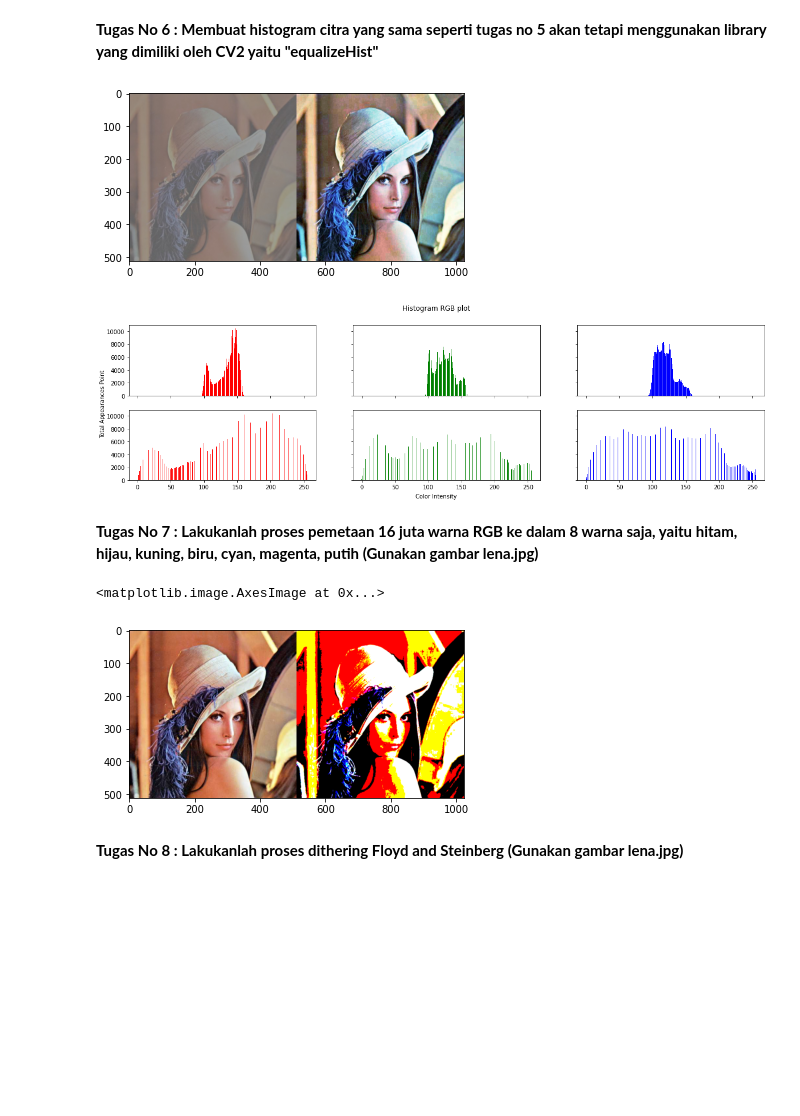
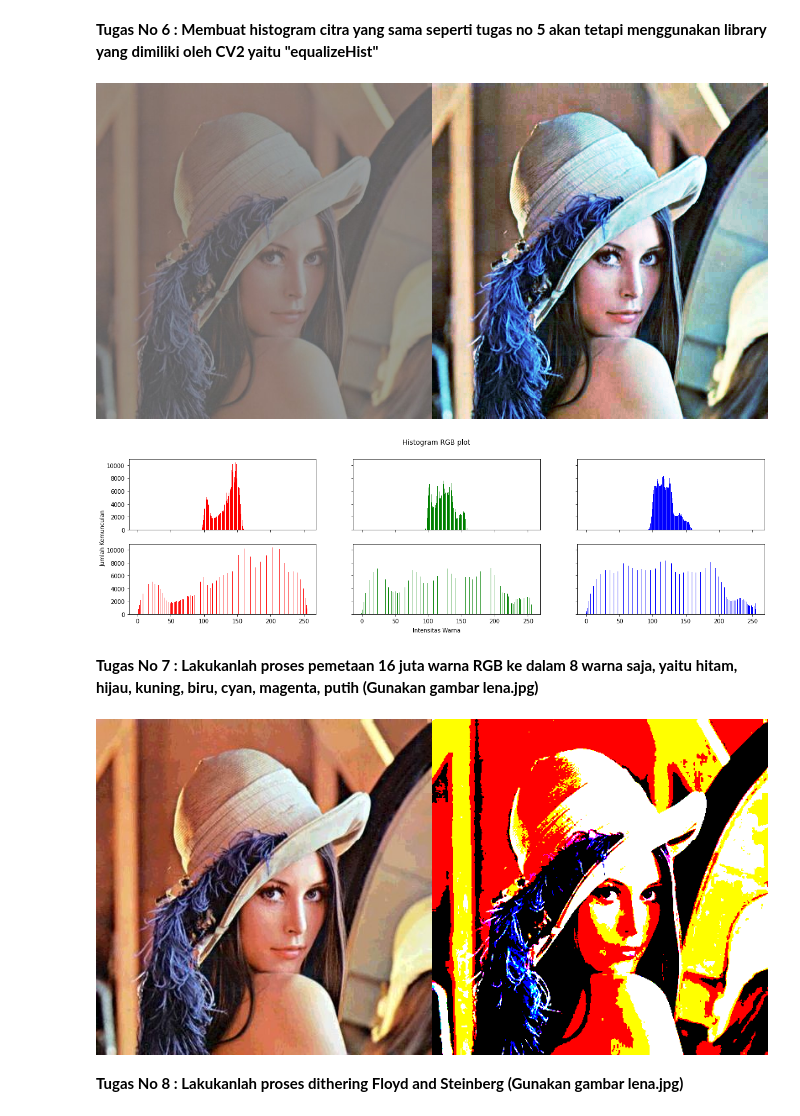
Before and after one commit to anjanidwilestari/PCVK_Genap_2023, a Jupyter notebook: Week6.ipynb, the cells around one changed output. Cells and saved outputs as stored; diff of their text form; code cells hidden in the pictures; blank space fills up the shorter version.

```diff
--- a/Week6.ipynb
+++ b/Week6.ipynb
@@ -48,13 +49,13 @@ axs[2].bar(names, b, color='blue')
 # %%
 # Membuat Histogram Image
 colors = ("r","g","b")
-channel_ids = (0, 1, 2)
+channel_ids = (2, 1, 0)
 
 # Membuat Histogram Plot
 plt.xlim([0, 256])
 for channel_id, c in zip(channel_ids, colors):
   histogram, bin_edges = np.histogram(
-      lena_original[:, :, channel_id], bins=256, range =(0,256)
+      img[:, :, channel_id], bins=256, range =(0,256)
   )
   plt.plot(bin_edges[0:-1], histogram, color=c)
 
@@ -128,73 +138,73 @@ else:
 # %% [markdown]
 **Tugas No 6 : Membuat histogram citra yang sama seperti tugas no 5 akan tetapi menggunakan library yang dimiliki oleh CV2 yaitu "equalizeHist"**
 # %%
-lena_lc = plt.imread('/content/drive/MyDrive/PCVK_AD/Images/lena_lc.jpg')
-channels = cv.split(lena_lc)
+# Histogram equalization using library
+img = cv.imread('/content/drive/MyDrive/PCVK_AD/Images/lena_lc.jpg')
+channels = cv.split(img)
 eq_channels = []
-for ch, color in zip(channels, ['r', 'g', 'b']):
+for ch, color in zip(channels, ['B', 'G', 'R']):
   eq_channels.append(cv.equalizeHist(ch))
 eq_image = cv.merge(eq_channels)
-equal_histo = histog(eq_image)
+equal_histogram = histogram(eq_image)
 
-final_frame = cv.hconcat((lena_lc, eq_image))
-plt.imshow(final_frame)
+final_frame = cv.hconcat((img, eq_image))
+cv2_imshow(final_frame)
 
 names = np.arange(256)
-isgraying = np.array_equal(r, g, b)
-if (isgraying == False):
+isgrayimg = np.array_equal(blue, green, red)
+if (isgrayimg == False):
   fig, axs = plt.subplots(2, 3, figsize=[20,5], sharex=True, sharey =True)
   fig.suptitle('Histogram RGB plot')
-  fig.text(0.09, 0.5, 'Total Appearances Point', va='center', rotation='vertical')
-  fig.text(0.5, 0.04, 'Color Intensity', ha='center')
-  axs[0,0].bar(names, histo_asli[0], color='red')
-  axs[0,1].bar(names, histo_asli[1], color='green')
-  axs[0,2].bar(names, histo_asli[2], color='blue')
-  axs[1,0].bar(names, equal_histo[0], color='red')
-  axs[1,1].bar(names, equal_histo[1], color='green')
-  axs[1,2].bar(names, equal_histo[2], color='blue')
+  fig.text(0.09, 0.5, 'Jumlah Kemunculan', va='center', rotation='vertical')
+  fig.text(0.5, 0.04, 'Intensitas Warna', ha='center')
+  axs[0,0].bar(names, histogram_asli[2], color='red')
+  axs[0,1].bar(names, histogram_asli[1], color='green')
+  axs[0,2].bar(names, histogram_asli[0], color='blue')
+  axs[1,0].bar(names, equal_histogram[2], color='red')
+  axs[1,1].bar(names, equal_histogram[1], color='green')
+  axs[1,2].bar(names, equal_histogram[0], color='blue')
 else:
   fig, axs = plt.subplots(1, 2, figsize=[20,5], sharex=True, sharey=True)
   fig.suptitle('Histogram RGB plot')
-  fig.text(0.09, 0.5, 'Total Appearances Point', va='center', rotation='vertical')
-  fig.text(0.5, 0.04, 'Color Intensity', ha='center')
-  axs[0,0].bar(names, histo_asli[2], color='gray')
-  axs[0,1].bar(names, equal_histo[2], color='gray')
+  fig.text(0.09, 0.5, 'Jumlah Kemunculan', va='center', rotation='vertical')
+  fig.text(0.5, 0.04, 'Intensitas Warna', ha='center')
+  axs[0,0].bar(names, histogram_asli[2], color='gray')
+  axs[0,1].bar(names, equal_histogram[2], color='gray')
 # %% [output]
-[figure, old version]
+[figure, new version]
 [figure]
 # %% [markdown]
 **Tugas No 7 : Lakukanlah proses pemetaan 16 juta warna RGB ke dalam 8 warna saja, yaitu hitam, hijau, kuning, biru, cyan, magenta, putih (Gunakan gambar lena.jpg)**
 # %%
-lena_original = plt.imread('/content/drive/MyDrive/PCVK_AD/Images/lena.jpg')
+img = cv.imread('/content/drive/MyDrive/PCVK_AD/Images/lena.jpg')
 
-def warnaTerdekat (r, g, b):
+def colorMapping (red, green, blue):
   pValue = 0
   minDistance = 255*255 + 255*255 + 255*255 + 1
   warnaPallette = [[0, 0, 0], [255, 0, 0], [0, 255, 0], [255, 255, 0], [0, 0, 255], [255, 0, 255], [0, 255, 255], [255, 255, 255]]
   for i in range(len(warnaPallette)):
-    rDiff = r - warnaPallette[i][0]
-    gDiff = g - warnaPallette[i][1]
-    bDiff = b - warnaPallette[i][2]
-    distance = rDiff*rDiff + gDiff*gDiff + bDiff*bDiff
+    redDiff = red - warnaPallette[i][0]
+    greenDiff = green - warnaPallette[i][1]
+    blueDiff = blue - warnaPallette[i][2]
+    distance = redDiff*redDiff + greenDiff*greenDiff + blueDiff*blueDiff
     if (distance < minDistance):
       minDistance = distance
       pValue = i
   return pValue
 
 warnaPallette = [[0, 0, 0], [255, 0, 0], [0, 255, 0], [255, 255, 0], [0, 0, 255], [255, 0, 255], [0, 255, 255], [255, 255, 255]]
-img_16jt = lena_original
+img_16jt = img
 img_8 = np.zeros(img_16jt.shape, img_16jt.dtype)
 
-for y in range(0, img_16jt.shape[0]):
-  for x in range(0, img_16jt.shape[1]):
-    baru = warnaTerdekat(img_16jt[y, x, 0], img_16jt[y, x, 1], img_16jt[y, x, 2])
-    img_8[y, x] = warnaPallette[baru]
+for x in range(0, img_16jt.shape[0]):
+  for y in range(0, img_16jt.shape[1]):
+    baru = colorMapping(img_16jt[x, y, 0], img_16jt[x, y, 1], img_16jt[x, y, 2])
+    img_8[x, y] = warnaPallette[baru]
 
 final_frame = cv.hconcat((img_16jt, img_8))
-plt.imshow(final_frame)
+cv2_imshow(final_frame)
 # %% [output]
-<matplotlib.image.AxesImage at 0x...>
-[figure, old version]
+[figure, new version]
 # %% [markdown]
 **Tugas No 8 : Lakukanlah proses dithering Floyd and Steinberg (Gunakan
 gambar lena.jpg)**
```
Also changed, not shown: parts of 10 cells of this notebook.
